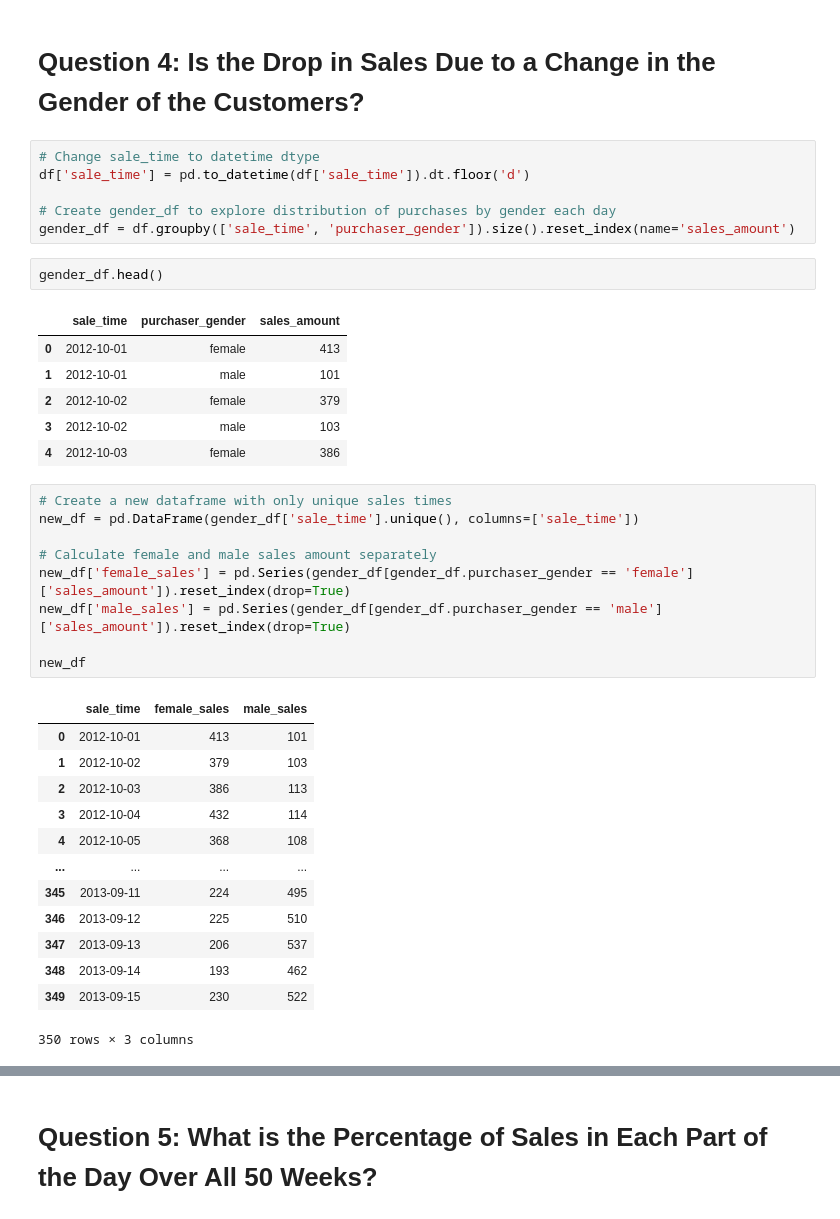
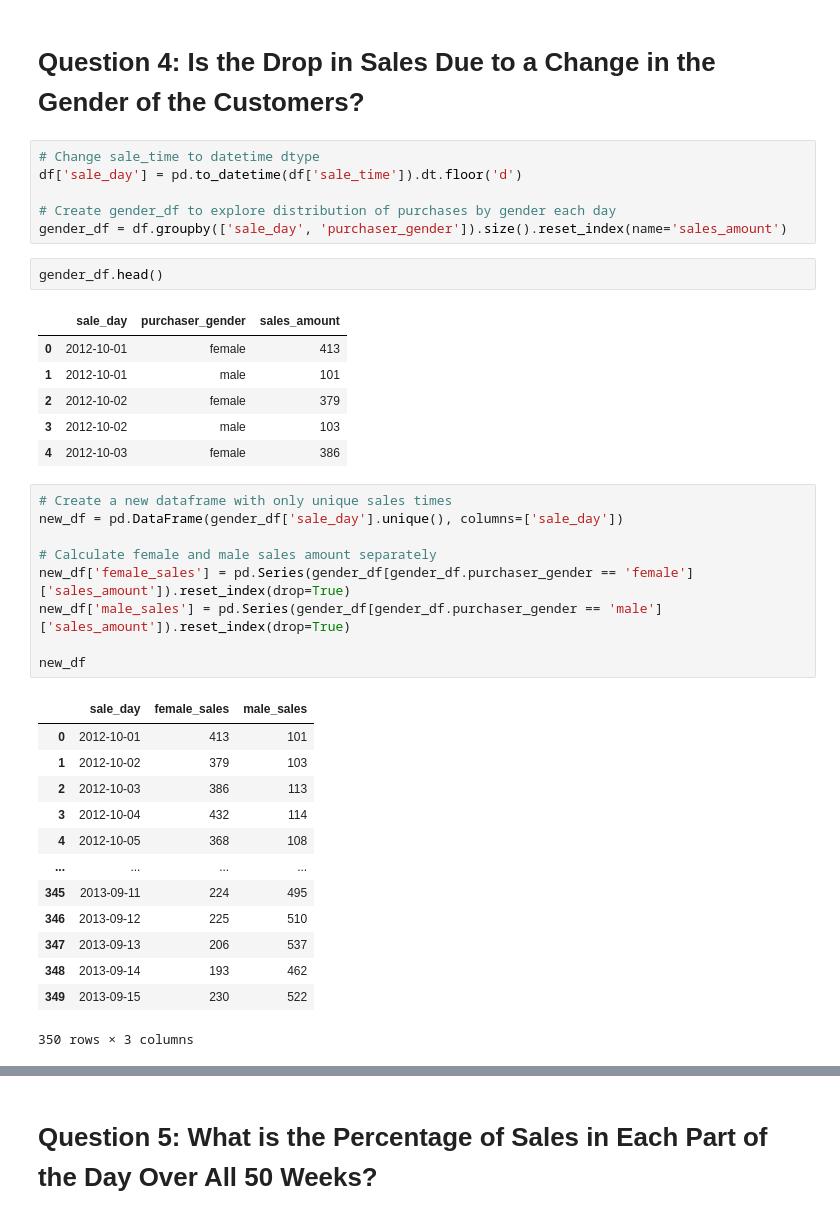
Before and after one commit to AvatarJoshi/project_23-me, a Jupyter notebook: data_project_23&me.ipynb, the cells around one changed output, grey strips where cells are left out. Drawn from its saved outputs; the diff is of its cells as text.

```diff
--- a/data_project_23&me.ipynb
+++ b/data_project_23&me.ipynb
@@ -174,14 +174,14 @@ The p-value is 4.56*10^-85 indicating that the change in sales is highly statist
 # Question 4: Is the Drop in Sales Due to a Change in the Gender of the Customers?
 # %%
 # Change sale_time to datetime dtype
-df['sale_time'] = pd.to_datetime(df['sale_time']).dt.floor('d')
+df['sale_day'] = pd.to_datetime(df['sale_time']).dt.floor('d')
 
 # Create gender_df to explore distribution of purchases by gender each day
-gender_df = df.groupby(['sale_time', 'purchaser_gender']).size().reset_index(name='sales_amount')
+gender_df = df.groupby(['sale_day', 'purchaser_gender']).size().reset_index(name='sales_amount')
 # %%
 gender_df.head()
 # %% [output]
-|  | sale_time | purchaser_gender | sales_amount |
+|  | sale_day | purchaser_gender | sales_amount |
 | 0 | 2012-10-01 | female | 413 |
 | 1 | 2012-10-01 | male | 101 |
 | 2 | 2012-10-02 | female | 379 |
@@ -189,15 +189,15 @@ gender_df.head()
 | 4 | 2012-10-03 | female | 386 |
 # %%
 # Create a new dataframe with only unique sales times
-new_df = pd.DataFrame(gender_df['sale_time'].unique(), columns=['sale_time'])
+new_df = pd.DataFrame(gender_df['sale_day'].unique(), columns=['sale_day'])
 
 # Calculate female and male sales amount separately
 new_df['female_sales'] = pd.Series(gender_df[gender_df.purchaser_gender == 'female']['sales_amount']).reset_index(drop=True)
 new_df['male_sales'] = pd.Series(gender_df[gender_df.purchaser_gender == 'male']['sales_amount']).reset_index(drop=True)
 
 new_df
 # %% [output]
-|  | sale_time | female_sales | male_sales |
+|  | sale_day | female_sales | male_sales |
 | 0 | 2012-10-01 | 413 | 101 |
 | 1 | 2012-10-02 | 379 | 103 |
 | 2 | 2012-10-03 | 386 | 113 |
```
Also changed, not shown: parts of 11 cells of this notebook.
